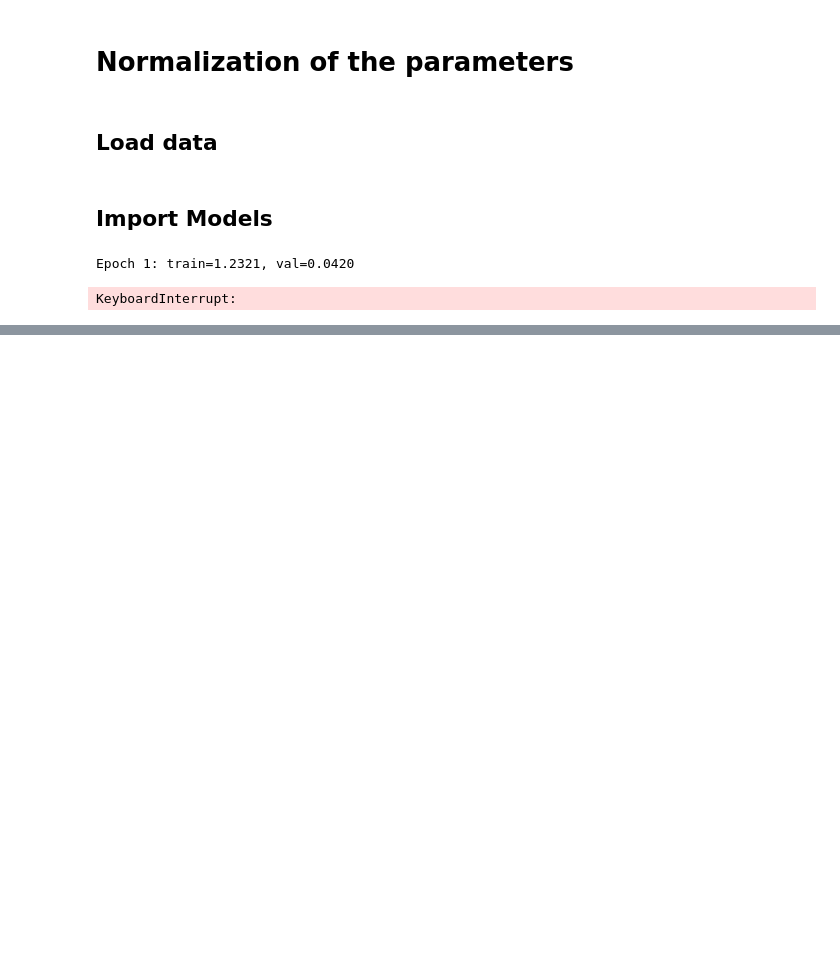
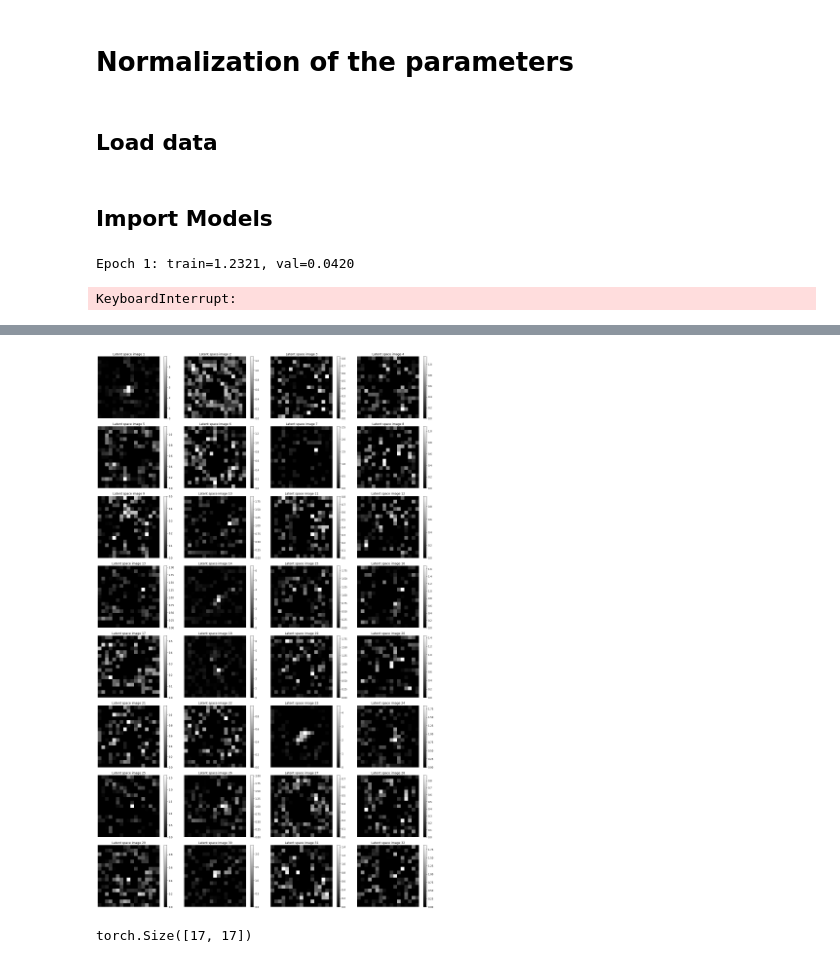
Before and after one commit to matthbatt/Deep-learning-gravitational-lensing, a Jupyter notebook: lensing_UNet_NN.ipynb, the cells around one changed output, grey strips where cells are left out. Drawn from its saved outputs; the diff is of its cells as text; code cells hidden in the pictures; blank space fills up the shorter version.

```diff
--- a/lensing_UNet_NN.ipynb
+++ b/lensing_UNet_NN.ipynb
@@ -432,0 +459,26 @@ Per-parameter R2: [0.9451788365840912, 0.3549899458885193, 0.363627552986145, 0.
+# %%
+from astropy.io import fits
+import matplotlib.pyplot as plt
+import numpy as np
+import os
+import random
+
+j = 32
+images = x_latent[i,:j,:,:].cpu()
+
+fig, axes = plt.subplots(j//4, 4, figsize=(20, j))
+
+for ax, img, idx in zip(axes.ravel(), images, range(1, len(images)+1)):
+    im = ax.imshow(img, origin='lower', cmap='gray')
+    fig.colorbar(im, ax=ax)
+    ax.set_title(f"Latent space image {idx}")
+    ax.axis('off')
+
+plt.tight_layout()
+plt.show()
+# %% [output]
+[figure, added]
+# %%
+images.shape
+# %% [output]
+torch.Size([17, 17])
```
Also changed, not shown: parts of 9 cells of this notebook, 2 other files.
